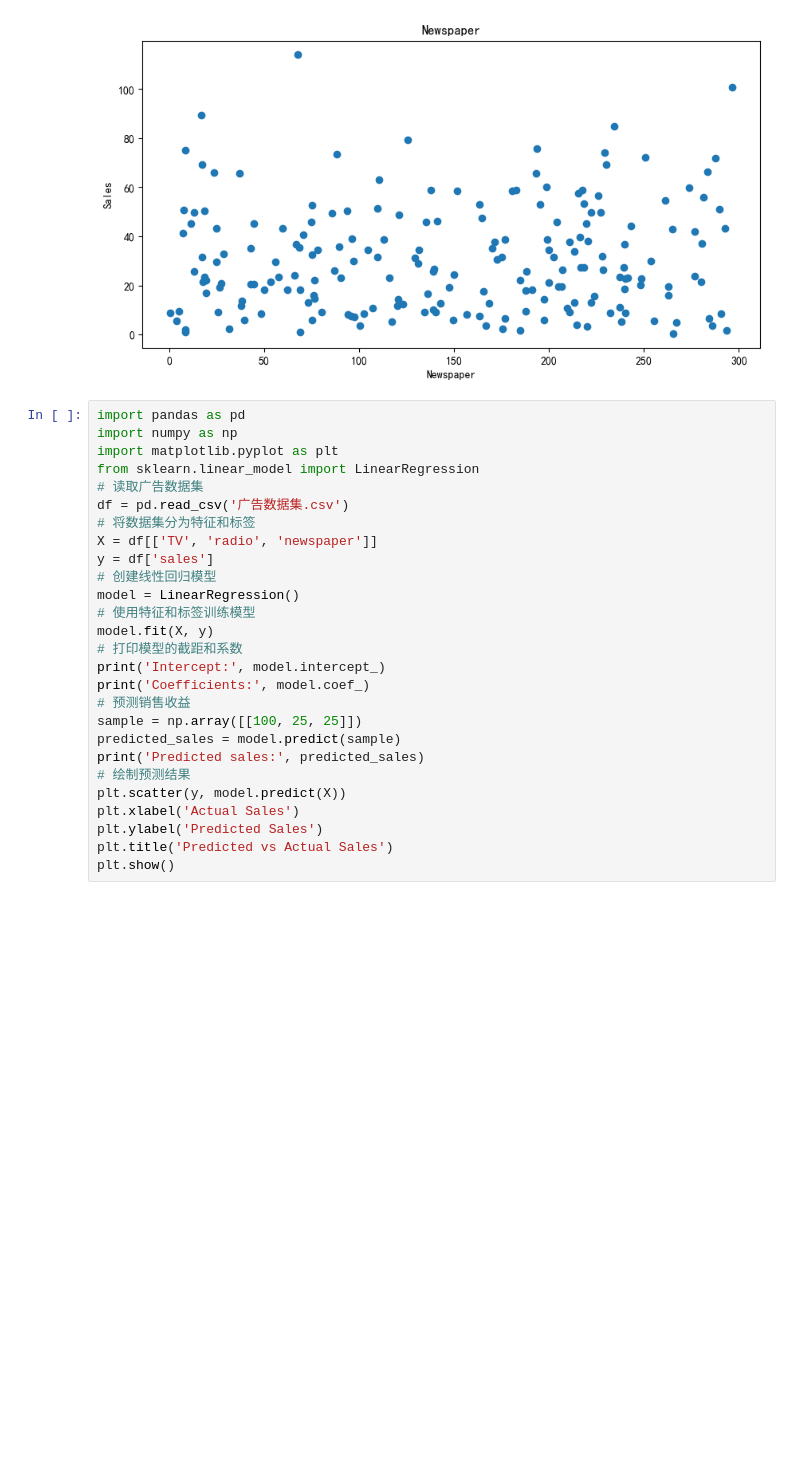
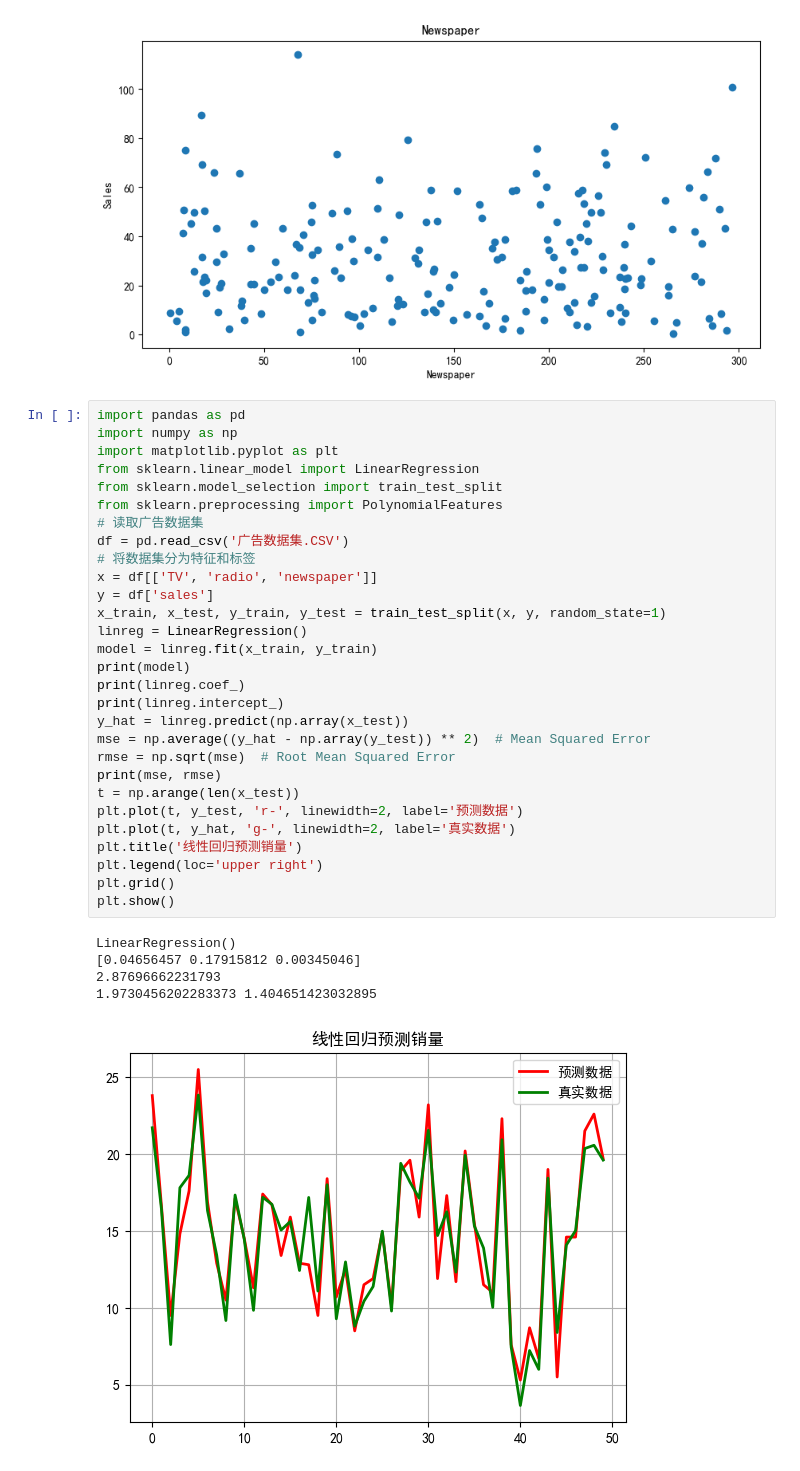
Before and after one commit to inspireMeNow/python-practice, a Jupyter notebook: day14/main.ipynb, the cells around one changed output. Drawn from its saved outputs; the diff is of its cells as text; blank space fills up the shorter version.

```diff
--- a/day14/main.ipynb
+++ b/day14/main.ipynb
@@ -686,30 +689,38 @@ plt.show()
 [figure]
 [figure]
 [figure]
-# %%
-import pandas as pd
-import numpy as np
-import matplotlib.pyplot as plt
-from sklearn.linear_model import LinearRegression
-# 读取广告数据集
-df = pd.read_csv('广告数据集.csv')
-# 将数据集分为特征和标签
-X = df[['TV', 'radio', 'newspaper']]
-y = df['sales']
-# 创建线性回归模型
-model = LinearRegression()
-# 使用特征和标签训练模型
-model.fit(X, y)
-# 打印模型的截距和系数
-print('Intercept:', model.intercept_)
-print('Coefficients:', model.coef_)
-# 预测销售收益
-sample = np.array([[100, 25, 25]])
-predicted_sales = model.predict(sample)
-print('Predicted sales:', predicted_sales)
-# 绘制预测结果
-plt.scatter(y, model.predict(X))
-plt.xlabel('Actual Sales')
-plt.ylabel('Predicted Sales')
-plt.title('Predicted vs Actual Sales')
-plt.show()
+# %%
+import pandas as pd
+import numpy as np
+import matplotlib.pyplot as plt
+from sklearn.linear_model import LinearRegression
+from sklearn.model_selection import train_test_split
+from sklearn.preprocessing import PolynomialFeatures
+# 读取广告数据集
+df = pd.read_csv('广告数据集.CSV')
+# 将数据集分为特征和标签
+x = df[['TV', 'radio', 'newspaper']]
+y = df['sales']
+x_train, x_test, y_train, y_test = train_test_split(x, y, random_state=1)
+linreg = LinearRegression()
+model = linreg.fit(x_train, y_train)
+print(model)
+print(linreg.coef_)
+print(linreg.intercept_)
+y_hat = linreg.predict(np.array(x_test))
+mse = np.average((y_hat - np.array(y_test)) ** 2)  # Mean Squared Error
+rmse = np.sqrt(mse)  # Root Mean Squared Error
+print(mse, rmse)
+t = np.arange(len(x_test))
+plt.plot(t, y_test, 'r-', linewidth=2, label='预测数据')
+plt.plot(t, y_hat, 'g-', linewidth=2, label='真实数据')
+plt.title('线性回归预测销量')
+plt.legend(loc='upper right')
+plt.grid()
+plt.show()
+# %% [output]
+LinearRegression()
+[0.04656457 0.17915812 0.00345046]
+2.87696662231793
+1.9730456202283373 1.404651423032895
+[figure, added]
```
Also changed, not shown: parts of 1 cell of this notebook, 2 other files.
